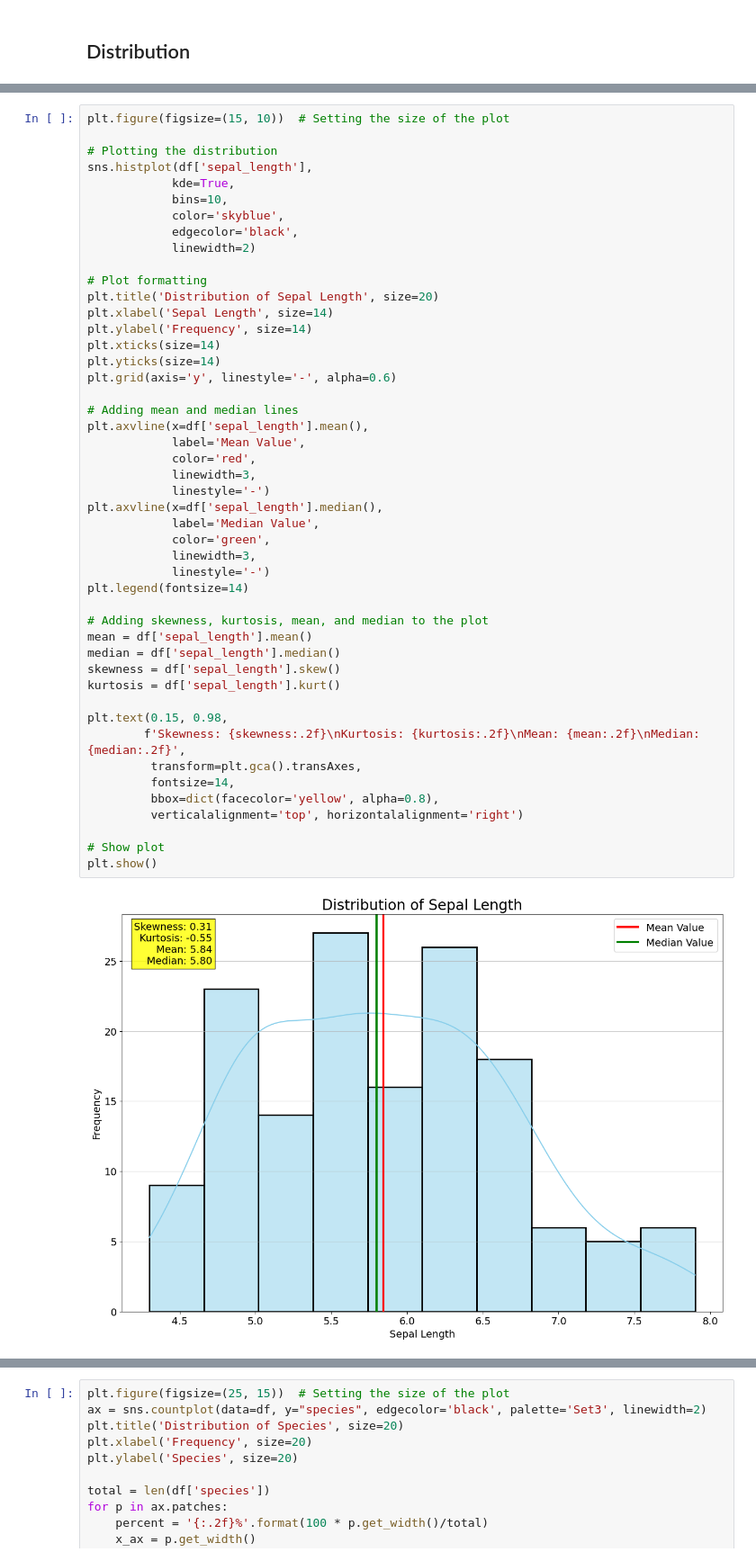
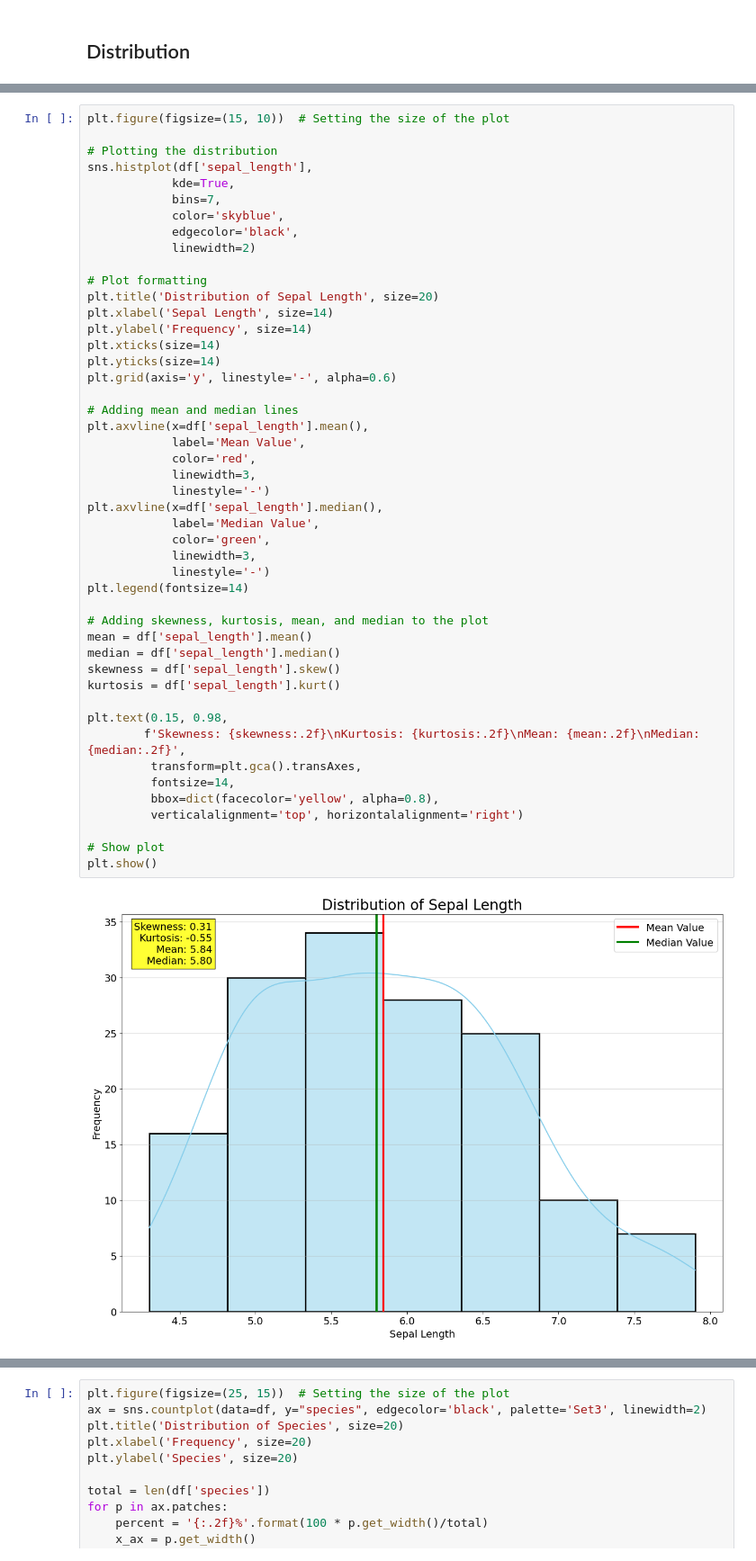
Before and after one commit to FDEgan/Iris_Project, a Jupyter notebook: Analysis.ipynb, the cells around one changed output, grey strips where cells are left out. Shown at 90% size. Drawn from its saved outputs; the diff is of its cells as text.

```diff
--- a/Analysis.ipynb
+++ b/Analysis.ipynb
@@ -191,7 +226,7 @@ plt.figure(figsize=(15, 10))  # Setting the size of the plot
 # Plotting the distribution
 sns.histplot(df['sepal_length'],
             kde=True,
-            bins=10,
+            bins=7,
             color='skyblue',
             edgecolor='black',
             linewidth=2)
@@ -206,31 +241,31 @@ plt.grid(axis='y', linestyle='-', alpha=0.6)
 
 # Adding mean and median lines
 plt.axvline(x=df['sepal_length'].mean(),
             label='Mean Value',
             color='red',
             linewidth=3,
             linestyle='-')
 plt.axvline(x=df['sepal_length'].median(),
             label='Median Value',
             color='green',
             linewidth=3,
             linestyle='-')
 plt.legend(fontsize=14)
 
 # Adding skewness, kurtosis, mean, and median to the plot
 mean = df['sepal_length'].mean()
 median = df['sepal_length'].median()
 skewness = df['sepal_length'].skew()
 kurtosis = df['sepal_length'].kurt()
 
 plt.text(0.15, 0.98,
         f'Skewness: {skewness:.2f}\nKurtosis: {kurtosis:.2f}\nMean: {mean:.2f}\nMedian: {median:.2f}',
          transform=plt.gca().transAxes,
          fontsize=14,
          bbox=dict(facecolor='yellow', alpha=0.8),
          verticalalignment='top', horizontalalignment='right')
 
 # Show plot
 plt.show()
 # %% [output]
-[figure, old version]
+[figure, new version]
```
Also changed, not shown: parts of 18 cells of this notebook.
